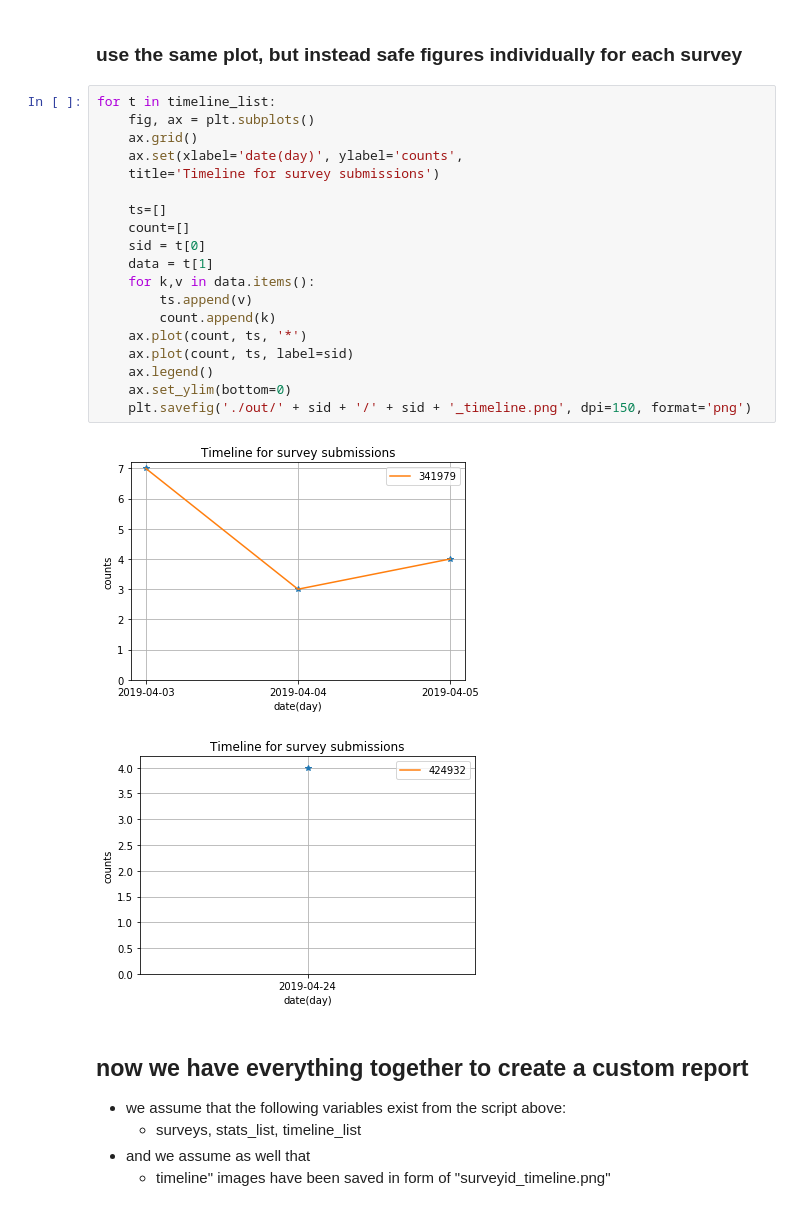
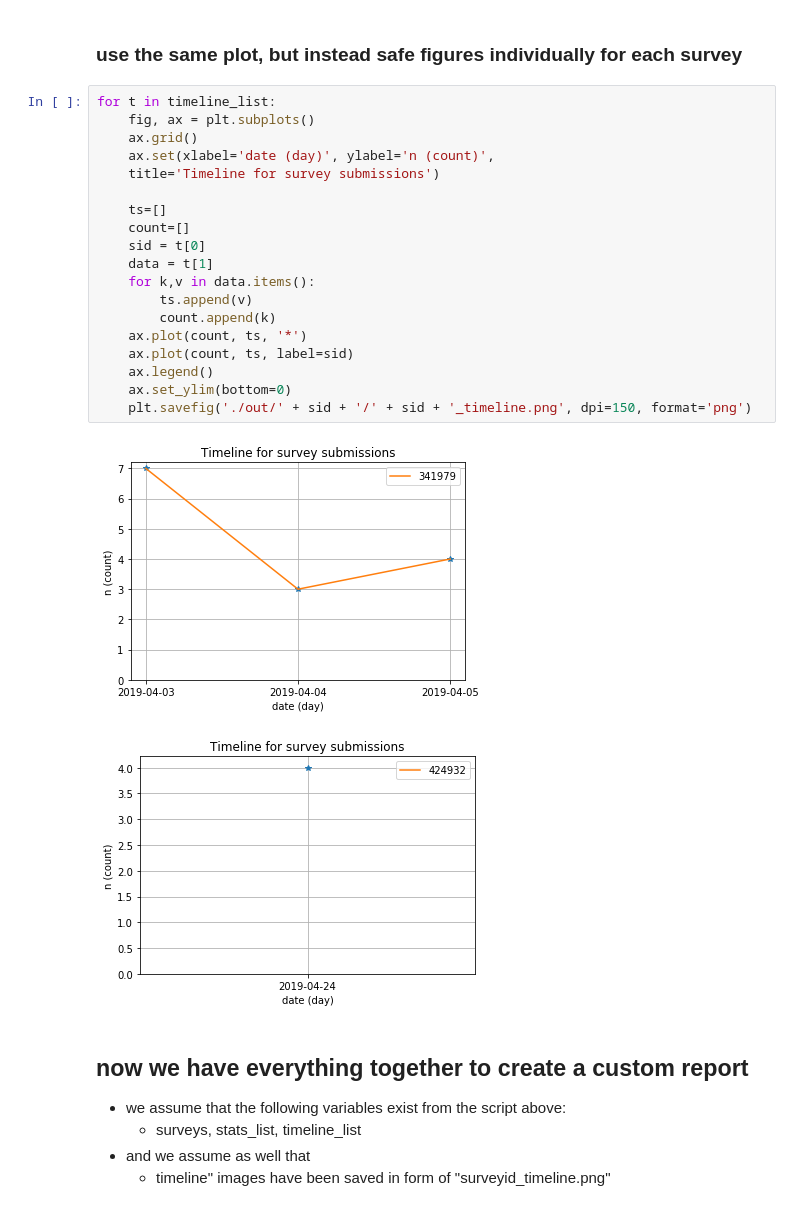
Before and after one commit to claudiodonofrio/icoslimesurvey, a Jupyter notebook: lime.ipynb, the cells around one changed output. Cells and saved outputs as stored; diff of their text form.

```diff
--- a/lime.ipynb
+++ b/lime.ipynb
@@ -215,25 +215,25 @@ ax.set_ylim(bottom=0)
 # %%
 for t in timeline_list:
     fig, ax = plt.subplots()
     ax.grid()
-    ax.set(xlabel='date(day)', ylabel='counts',
+    ax.set(xlabel='date (day)', ylabel='n (count)',
     title='Timeline for survey submissions')
 
     ts=[]
     count=[]
     sid = t[0]
     data = t[1]
     for k,v in data.items():
         ts.append(v)
         count.append(k)
     ax.plot(count, ts, '*')
     ax.plot(count, ts, label=sid)
     ax.legend()
     ax.set_ylim(bottom=0)
     plt.savefig('./out/' + sid + '/' + sid + '_timeline.png', dpi=150, format='png')
 # %% [output]
-[figure, old version]
+[figure, new version]
-[figure, old version]
+[figure, new version]
 # %% [markdown]
 ## now we have everything together to create a custom report
 - we assume that the following variables exist from the script above:
```
Also changed, not shown: 6 other files.
